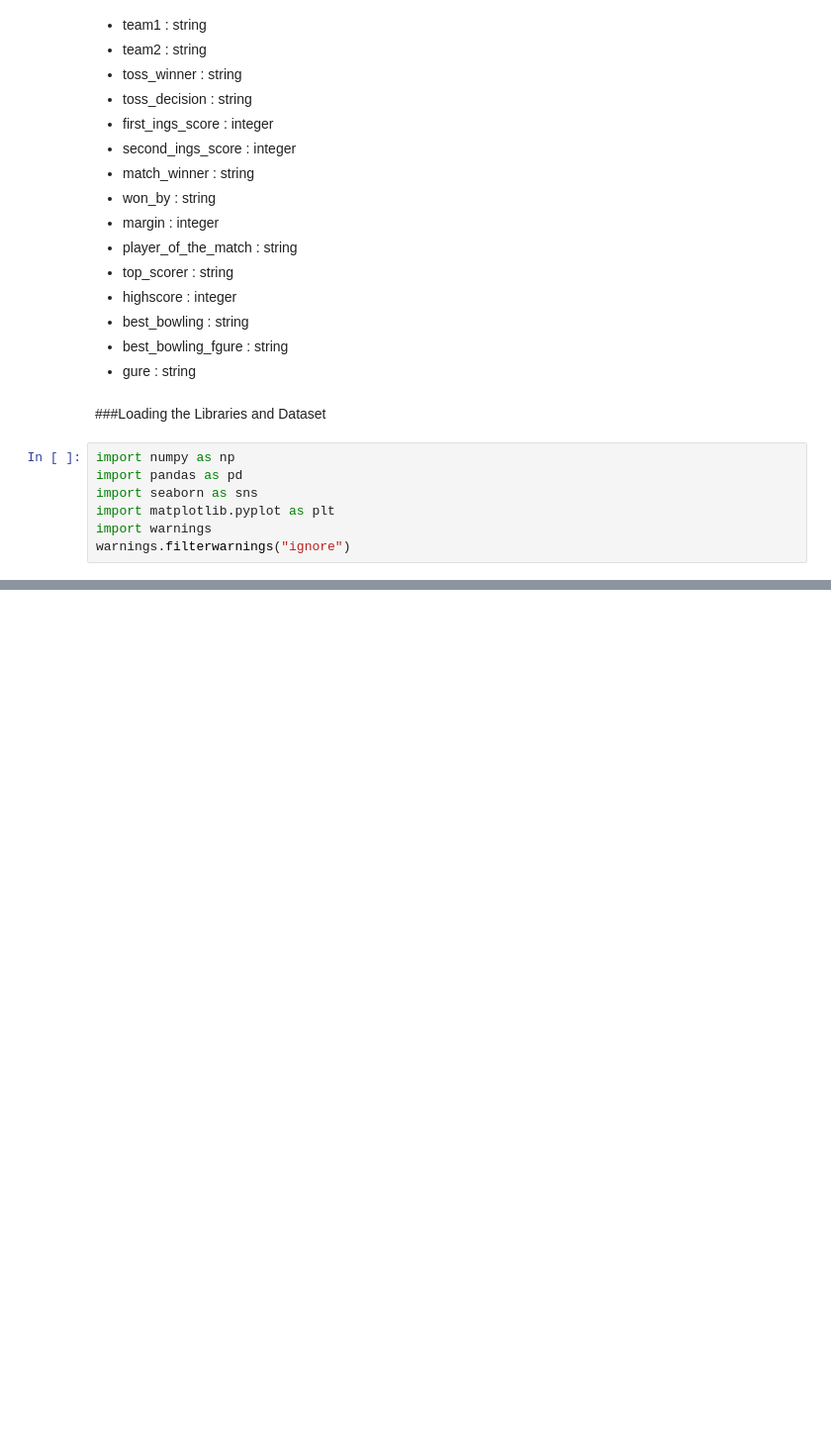
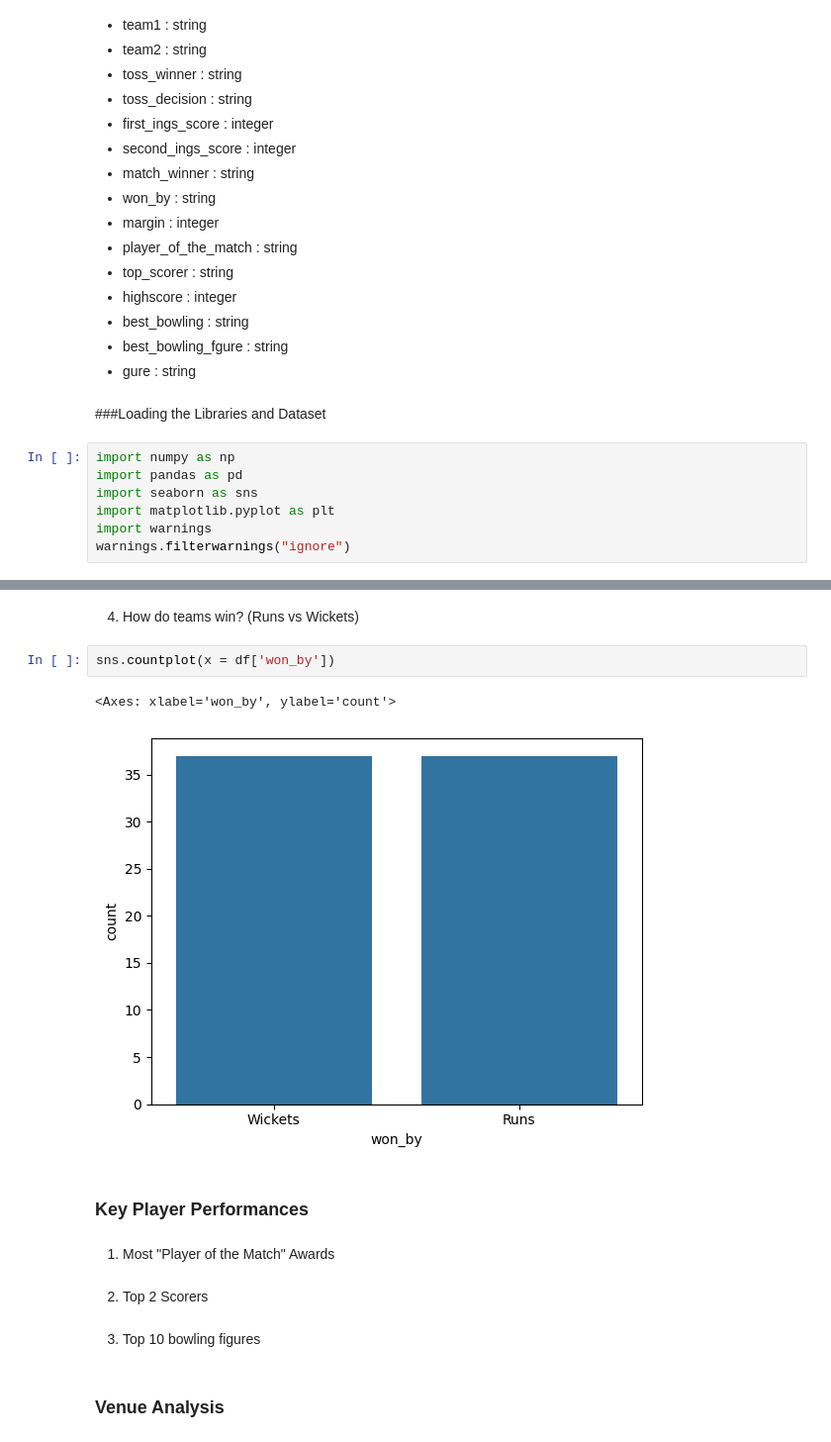
Before and after one commit to Soumyadip778/Data_Visualization-, a Jupyter notebook: IPL_Capstone_Project/IPL_project.ipynb, the cells around one changed output, grey strips where cells are left out. Shown: that part at 99% size. Cells and saved outputs as stored; diff of their text form; blank space fills up the shorter version.

```diff
--- a/IPL_Capstone_Project/IPL_project.ipynb
+++ b/IPL_Capstone_Project/IPL_project.ipynb
@@ -47,0 +129,17 @@ df.head()
+# %% [markdown]
+4. How do teams win? (Runs vs Wickets)
+# %%
+sns.countplot(x = df['won_by'])
+# %% [output]
+<Axes: xlabel='won_by', ylabel='count'>
+[figure, added]
+# %% [markdown]
+### Key Player Performances
+# %% [markdown]
+1. Most "Player of the Match" Awards
+# %% [markdown]
+2. Top 2 Scorers
+# %% [markdown]
+3. Top 10 bowling figures
+# %% [markdown]
+### Venue Analysis
```
Also changed, not shown: parts of 20 cells of this notebook.
